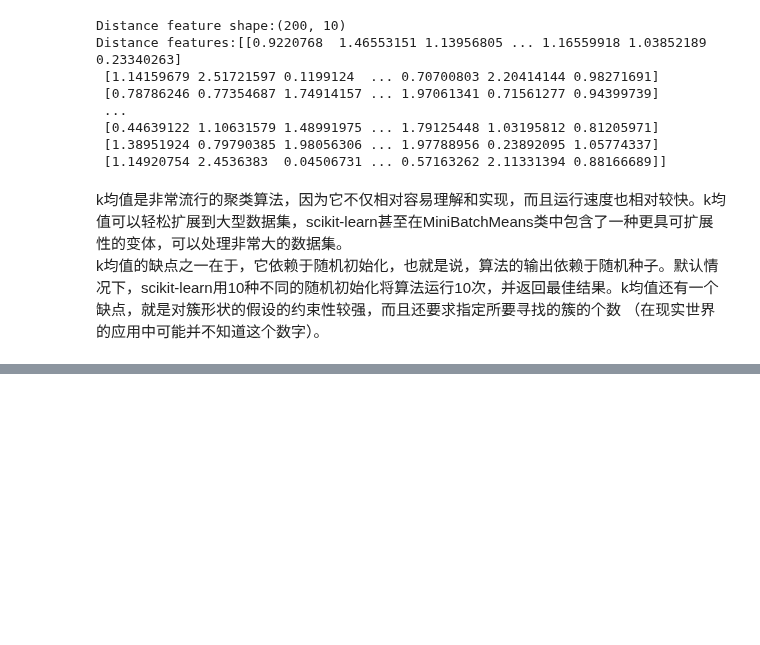
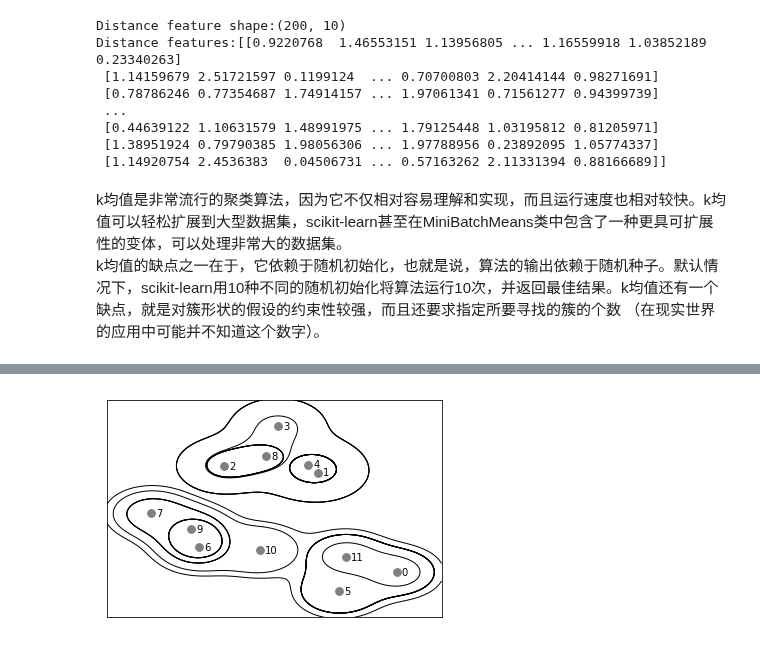
Before and after one commit to foragile/introduction_to_machine_learning_with_python, a Jupyter notebook: chapter03/无监督学习.ipynb, the cells around one changed output, grey strips where cells are left out. Cells and saved outputs as stored; diff of their text form; code cells hidden in the pictures; blank space fills up the shorter version.

```diff
--- a/chapter03/无监督学习.ipynb
+++ b/chapter03/无监督学习.ipynb
@@ -896,0 +930,4 @@ k均值的缺点之一在于，它依赖于随机初始化，也就是说，算
+# %%
+mglearn.plots.plot_agglomerative()
+# %% [output]
+[figure, added]
```
Also changed, not shown: parts of 14 cells of this notebook.
